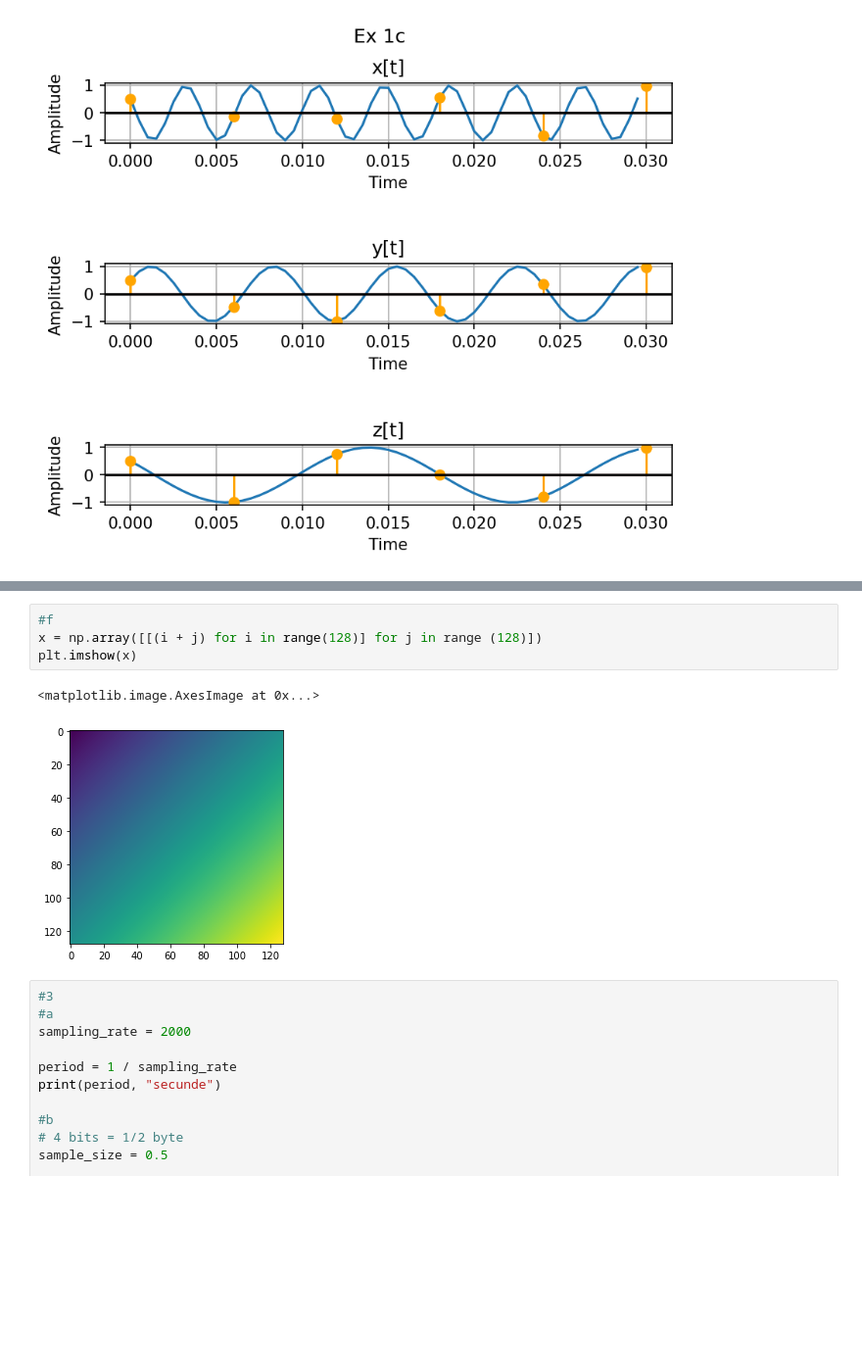
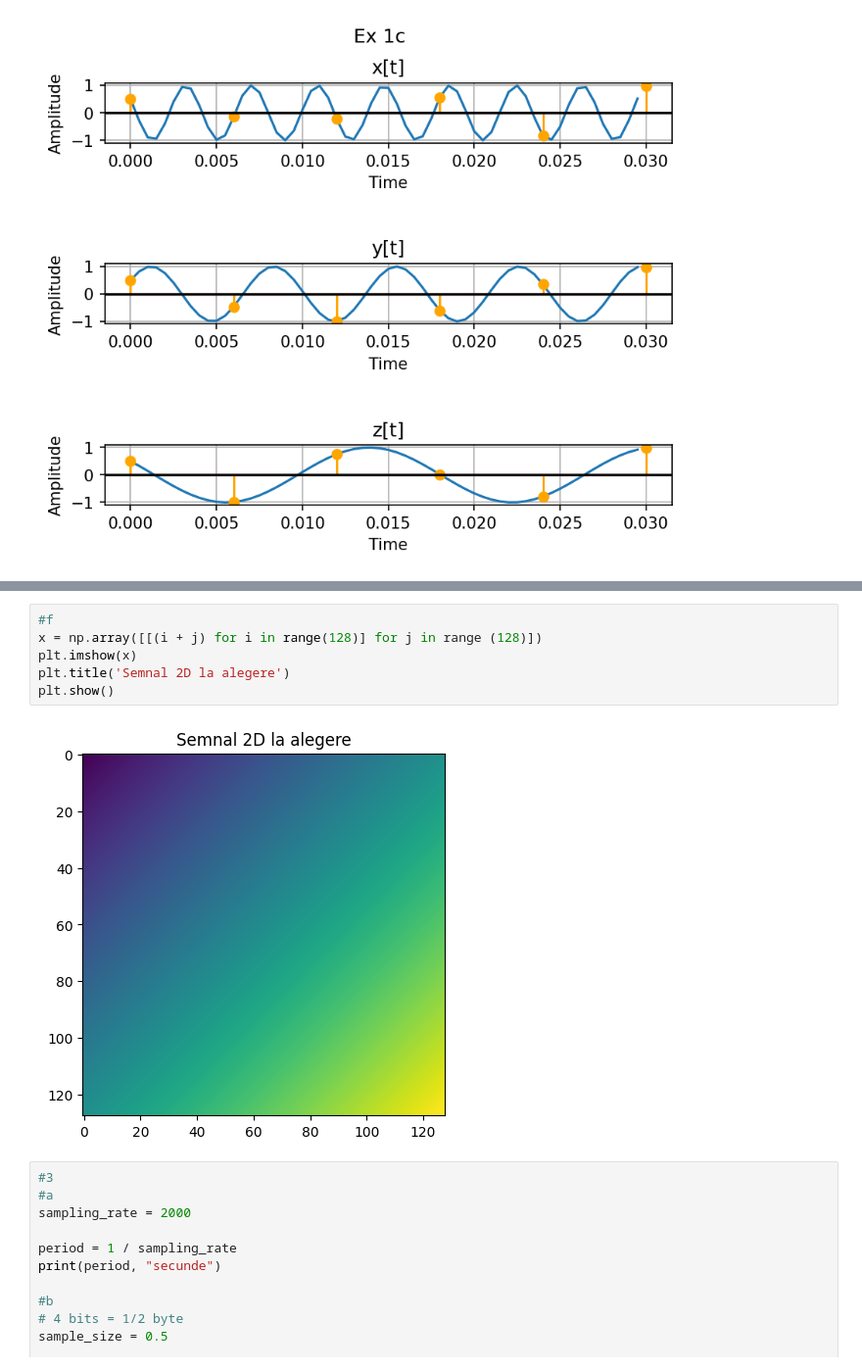
Before and after one commit to lucaion/ProcesareaSemnalelor, a Jupyter notebook: Laborator 1/Lab1 - rezolvari.ipynb, the cells around one changed output, grey strips where cells are left out. Shown at 98% size. Drawn from its saved outputs; the diff is of its cells as text; blank space fills up the shorter version.

```diff
--- a/Laborator 1/Lab1 - rezolvari.ipynb
+++ b/Laborator 1/Lab1 - rezolvari.ipynb
@@ -144,10 +145,11 @@ plt.imshow(x)
 # %%
 #f
 x = np.array([[(i + j) for i in range(128)] for j in range (128)])
 plt.imshow(x)
+plt.title('Semnal 2D la alegere')
+plt.show()
 # %% [output]
-<matplotlib.image.AxesImage at 0x...>
-[figure, old version]
+[figure, new version]
 # %%
 #3
 #a
```
Also changed, not shown: parts of 5 cells of this notebook.
